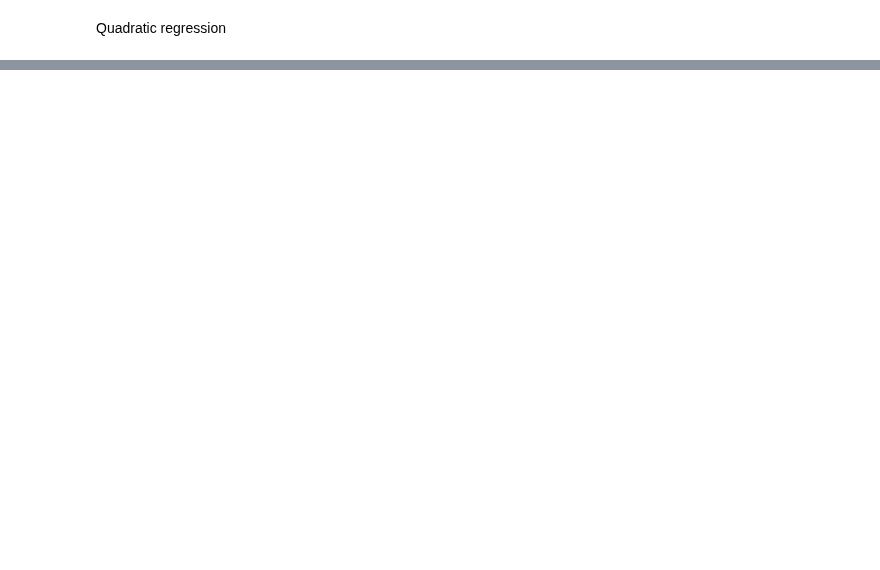
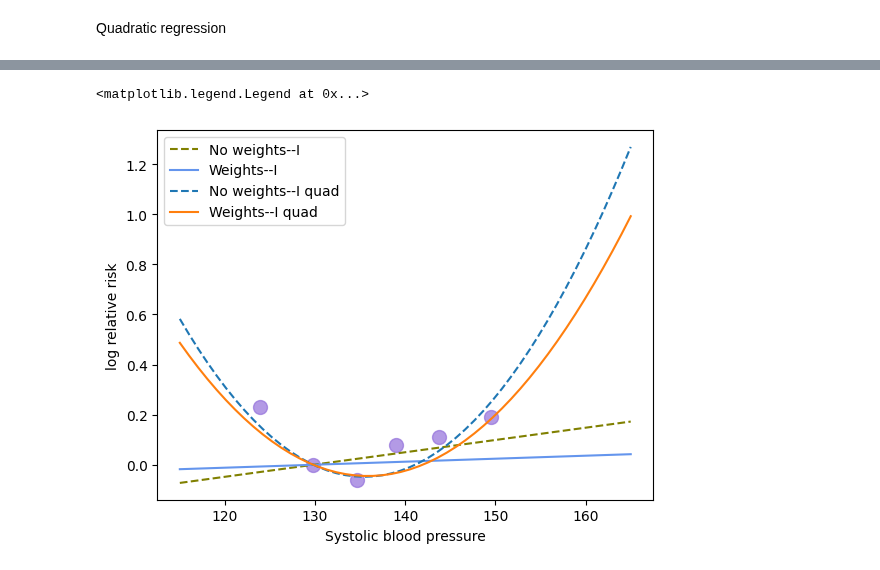
Before and after one commit to ihmeuw-msca/CorrelationCorrection, a Jupyter notebook: Itoga_regression.ipynb, the cells around one changed output, grey strips where cells are left out. Cells and saved outputs as stored; diff of their text form; code cells hidden in the pictures; blank space fills up the shorter version.

```diff
--- a/Itoga_regression.ipynb
+++ b/Itoga_regression.ipynb
@@ -150,3 +202,24 @@ plt.legend()
+# %%
+def quad_fn(theta,x):
+    return theta[0]*(x-129.8)**2 + theta[1]*(x-129.8)
+
+# x = np.linspace(115,165)
+
+# plt.plot(x,slope_fn(beta_s,x),label="No weights--S",c="olive")
+# # plt.fill_between(x,slope_fn(low_beta_s,x),slope_fn(high_beta_s,x),alpha=0.3,color="olive")
+# plt.plot(x,slope_fn(beta_s_GL,x),label="Weights--S",c="cornflowerblue")
+# plt.fill_between(x,slope_fn(low_beta_s_GL,x),slope_fn(high_beta_s_GL,x),alpha=0.3,color="cornflowerblue")
+plt.plot(x,slope_fn(b,x),label="No weights--I",c="olive",linestyle="dashed")
+plt.plot(x,slope_fn(b_star,x),label="Weights--I",c="cornflowerblue")
+plt.plot(x,quad_fn(theta_vanilla,x),label="No weights--I quad", linestyle="dashed")
+plt.plot(x,quad_fn(theta_adjusted,x),label="Weights--I quad")
+plt.scatter(study_df_i["dose"],study_df_i["logOR"],s=100,c="mediumpurple",alpha=0.7)
+plt.ylabel("log relative risk")
+plt.xlabel("Systolic blood pressure")
+plt.legend()
+# %% [output]
+<matplotlib.legend.Legend at 0x...>
+[figure, added]
 # %%
 # plt.plot(x,slope_fn(b,x),label="No weights--I",c="olive",linestyle="dashed")
 # plt.plot(x,slope_fn(b_star,x),label="Weights--I",c="cornflowerblue")
```
Also changed, not shown: parts of 22 cells of this notebook, 2 other files.
